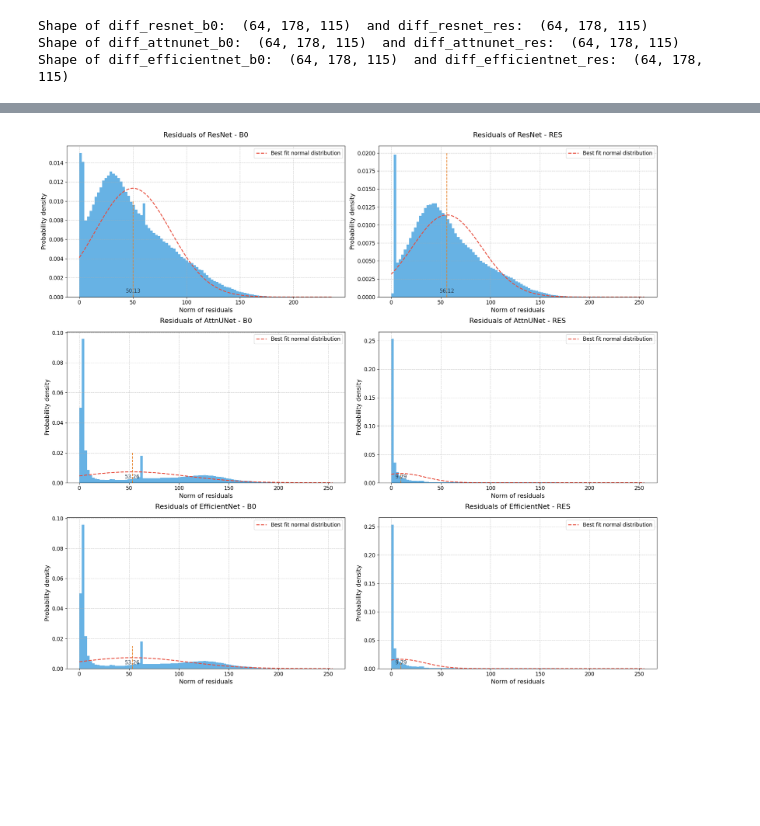
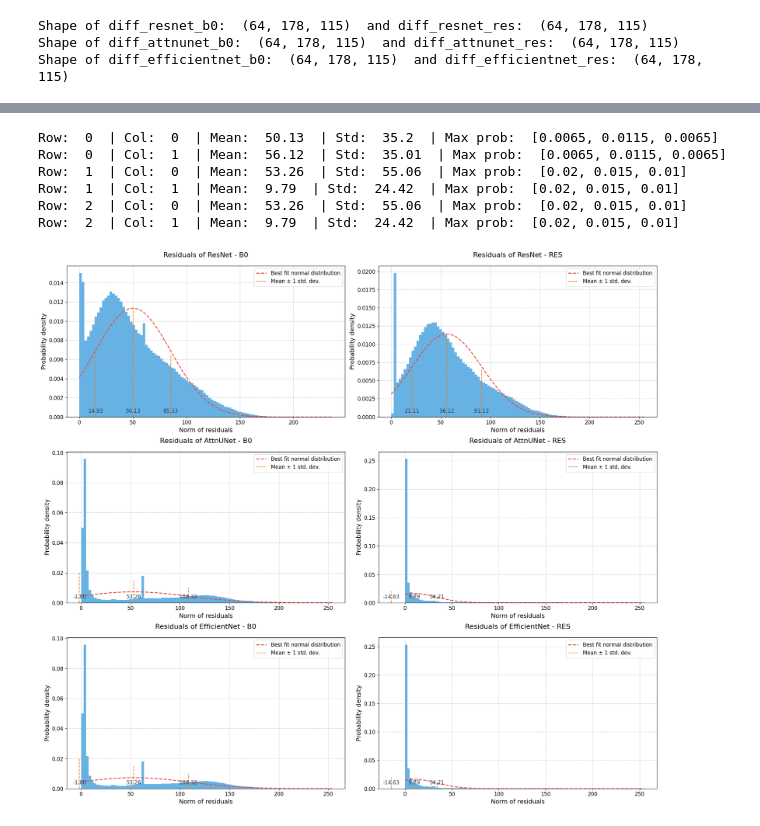
Before and after one commit to Hana-Ali/Deep-Learning-For-SC, a Jupyter notebook: Marmoset_Residual_Training/evaluation/residual_evaluation.ipynb, the cells around one changed output, grey strips where cells are left out. Drawn from its saved outputs; the diff is of its cells as text; code cells hidden in the pictures; blank space fills up the shorter version.

```diff
--- a/Marmoset_Residual_Training/evaluation/residual_evaluation.ipynb
+++ b/Marmoset_Residual_Training/evaluation/residual_evaluation.ipynb
@@ -3,7 +3,7 @@ import nibabel as nib
 import numpy as np
 import os
 
-labs = False
+labs = True
 if labs:
     # Define the path to the tractograms to evaluate
     results_path = "/media/hsa22/Expansion/residual_results"
@@ -114,13 +114,20 @@ def get_mean_std(diff_b0, diff_res):
         mean_res = round(np.mean(diff_res), 2)
         std_res = round(np.std(diff_res), 2)
 
+        # Get the median of the difference
+        median_b0 = round(np.median(diff_b0), 2)
+        median_res = round(np.median(diff_res), 2)
+
         # Return the mean and std
-        return mean_b0, std_b0, mean_res, std_res
+        return mean_b0, std_b0, mean_res, std_res, median_b0, median_res
 
 # Get the mean and std of the difference for each model
-mean_resnet_b0, std_resnet_b0, mean_resnet_res, std_resnet_res = get_mean_std(diff_resnet_b0, diff_resnet_res)
-mean_attnunet_b0, std_attnunet_b0, mean_attnunet_res, std_attnunet_res = get_mean_std(diff_attnunet_b0, diff_attnunet_res)
-mean_efficientnet_b0, std_efficientnet_b0, mean_efficientnet_res, std_efficientnet_res = get_mean_std(diff_efficientnet_b0, diff_efficientnet_res)
+(mean_resnet_b0, std_resnet_b0, mean_resnet_res, std_resnet_res,
+ median_resnet_b0, median_resnet_res) = get_mean_std(diff_resnet_b0, diff_resnet_res)
+(mean_attnunet_b0, std_attnunet_b0, mean_attnunet_res, std_attnunet_res,
+ median_attnunet_b0, median_attnunet_res) = get_mean_std(diff_attnunet_b0, diff_attnunet_res)
+(mean_efficientnet_b0, std_efficientnet_b0, mean_efficientnet_res,
+ std_efficientnet_res, median_efficientnet_b0, median_efficientnet_res)  = get_mean_std(diff_efficientnet_b0, diff_efficientnet_res)
 
 print("Mean and std of diff_resnet_b0: ", mean_resnet_b0, " +/-", std_resnet_b0, "| \
         diff_resnet_res: ", mean_resnet_res, " +/-", std_resnet_res)
@@ -128,6 +135,12 @@ print("Mean and std of diff_attnunet_b0: ", mean_attnunet_b0, " +/-", std_attnun
         diff_attnunet_res: ", mean_attnunet_res, " +/-", std_attnunet_res)
 print("Mean and std of diff_efficientnet_b0: ", mean_efficientnet_b0, " +/-", std_efficientnet_b0, "| \
         diff_efficientnet_res: ", mean_efficientnet_res, " +/-", std_efficientnet_res)
+
+print("-------------------------------------")
+
+print("Median of diff_resnet_b0: ", median_resnet_b0, " | diff_resnet_res: ", median_resnet_res)
+print("Median of diff_attnunet_b0: ", median_attnunet_b0, " | diff_attnunet_res: ", median_attnunet_res)
+print("Median of diff_efficientnet_b0: ", median_efficientnet_b0, " | diff_efficientnet_res: ", median_efficientnet_res)
 # %% [output]
 Mean and std of diff_resnet_b0:  50.13  +/- 35.2 |         diff_resnet_res:  56.12  +/- 35.01
 Mean and std of diff_attnunet_b0:  53.26  +/- 55.06 |         diff_attnunet_res:  9.79  +/- 24.42
@@ -136,7 +153,9 @@ Mean and std of diff_efficientnet_b0:  53.26  +/- 55.06 |         diff_efficient
 # Define the mean, std, and mean distances into a list for looping
 B0_means = [mean_resnet_b0, mean_attnunet_b0, mean_efficientnet_b0]
 B0_stds = [std_resnet_b0, std_attnunet_b0, std_efficientnet_b0]
+B0_medians = [median_resnet_b0, median_attnunet_b0, median_efficientnet_b0]
 B0_differences = [diff_resnet_b0.flatten(), diff_attnunet_b0.flatten(), diff_efficientnet_b0.flatten()]
 RES_means = [mean_resnet_res, mean_attnunet_res, mean_efficientnet_res]
 RES_stds = [std_resnet_res, std_attnunet_res, std_efficientnet_res]
+RES_medians = [median_resnet_res, median_attnunet_res, median_efficientnet_res]
 RES_differences = [diff_resnet_res.flatten(), diff_attnunet_res.flatten(), diff_efficientnet_res.flatten()]
@@ -156,20 +256,25 @@ annotation_color = '#e67e22'  # orange
 # Lists to loop over
 conditions = [('B0', B0_differences, B0_means, B0_stds), ('RES', RES_differences, RES_means, RES_stds)]
 prob_maxes = [
-    [0.01, 0.02, 0.015],  # B0 values for ResNet, AttnUNet, EfficientNet
-    [0.02, 0.015, 0.01]   # RES values for ResNet, AttnUNet, EfficientNet
+    [0.0065, 0.0115, 0.0065],  # ResNet
+    [0.02, 0.015, 0.01],  # AttnUNet
+    [0.02, 0.015, 0.01]   # EfficientNet
 ]
 
 model_names = ['ResNet', 'AttnUNet', 'EfficientNet']
 
 for row in range(3):  # Looping over 3 models
     for col, (label, differences, means, stds) in enumerate(conditions):
+
+        # Get the axes for each model
         ax = axes[row, col]
 
         diff = differences[row]
         mean = means[row]
         std = stds[row]
-        max_prob = prob_maxes[col][row]
+        max_prob = prob_maxes[row]
+
+        print("Row: ", row, " | Col: ", col, " | Mean: ", mean, " | Std: ", std, " | Max prob: ", max_prob)
 
         # Histogram of residuals
         n, bins, patches = ax.hist(diff, bins=100, density=True, color=hist_color, alpha=0.75)
@@ -178,34 +283,40 @@ for row in range(3):  # Looping over 3 models
         y = norm.pdf(bins, mean, std)
         ax.plot(bins, y, '--', color=line_color, linewidth=2, label='Best fit normal distribution')
 
         # Add vertical lines for the mean and one standard deviation on either side
-        ax.vlines(mean, 0, max_prob, color=annotation_color, linestyle='dashed', linewidth=1.5)
-        ax.vlines(mean + std, 0, max_prob, color=annotation_color, linestyle='dashed', linewidth=1.5, label='Mean ± 1 std. dev.')
-        ax.vlines(mean - std, 0, max_prob, color=annotation_color, linestyle='dashed', linewidth=1.5)
+        ax.vlines(mean - std, 0, max_prob[0], color=annotation_color, linestyle='dashed', linewidth=1.5)
+        ax.vlines(mean, 0, max_prob[1], color=annotation_color, linestyle='dashed', linewidth=1.5)
+        ax.vlines(mean + std, 0, max_prob[2], color=annotation_color, linestyle='dashed', linewidth=1.5, label='Mean ± 1 std. dev.')
 
         # Annotate the mean and std values on the x-axis
         ax.annotate(f'{mean:.2f}', (mean, 0), textcoords="offset points", xytext=(0,10), ha='center', fontsize=12, color=mean_color)
         ax.annotate(f'{mean + std:.2f}', (mean + std, 0), textcoords="offset points", xytext=(0,10), ha='center', fontsize=12, color=mean_color)
         ax.annotate(f'{mean - std:.2f}', (mean - std, 0), textcoords="offset points", xytext=(0,10), ha='center', fontsize=12, color=mean_color)
 
         # Improve labels and title
         ax.set_xlabel('Norm of residuals', fontsize=14)
         ax.set_ylabel('Probability density', fontsize=14)
         ax.set_title(f'Residuals of {model_names[row]} - {label}', fontsize=16, pad=20)
 
         # Adding a grid for better readability
         ax.grid(True, linestyle='--', which='both', alpha=0.7, zorder=0)
 
         # Position the legend optimally and set its fontsize
         ax.legend(loc='upper right', fontsize=12)
 
         # Increase tick font size
         ax.tick_params(axis='both', labelsize=12)
 
 # Ensure everything fits without clipping
 fig.tight_layout()
 
 # Display the plot
 plt.show()
 # %% [output]
+Row:  0  | Col:  0  | Mean:  50.13  | Std:  35.2  | Max prob:  [0.0065, 0.0115, 0.0065]
+Row:  0  | Col:  1  | Mean:  56.12  | Std:  35.01  | Max prob:  [0.0065, 0.0115, 0.0065]
+Row:  1  | Col:  0  | Mean:  53.26  | Std:  55.06  | Max prob:  [0.02, 0.015, 0.01]
+Row:  1  | Col:  1  | Mean:  9.79  | Std:  24.42  | Max prob:  [0.02, 0.015, 0.01]
+Row:  2  | Col:  0  | Mean:  53.26  | Std:  55.06  | Max prob:  [0.02, 0.015, 0.01]
+Row:  2  | Col:  1  | Mean:  9.79  | Std:  24.42  | Max prob:  [0.02, 0.015, 0.01]
-[figure, old version]
+[figure, new version]
```
Also changed, not shown: parts of 3 cells of this notebook, 1 other file.
